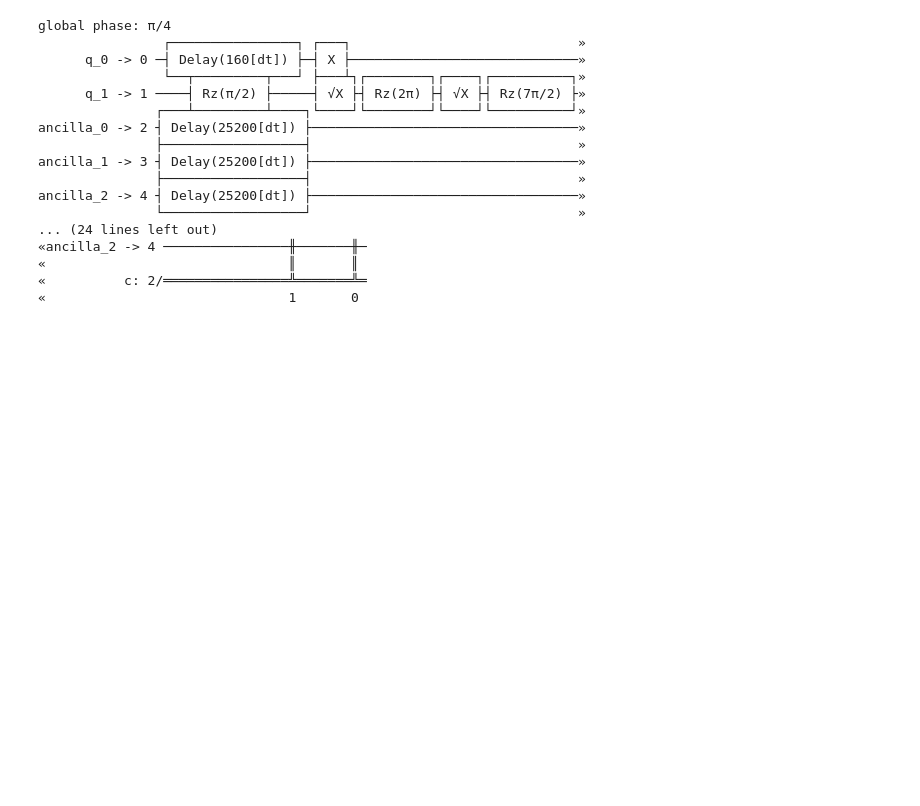
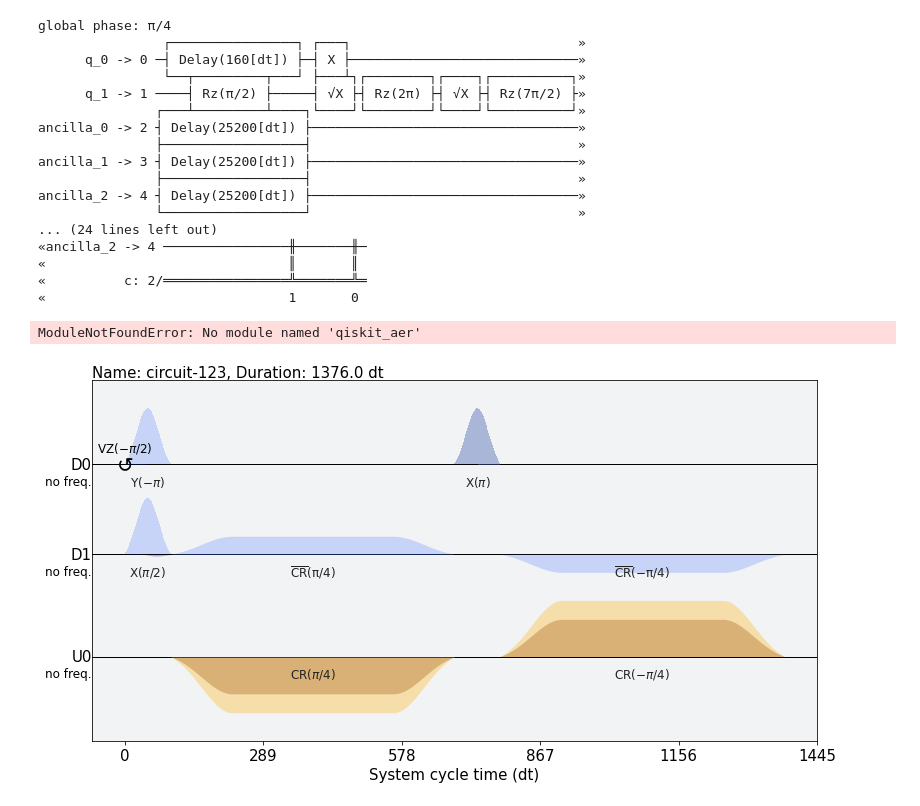
Before and after one commit to KristianWold/experimental-quantum-spectrum, a Jupyter notebook: notebooks/nisq_spectrum/experiments/Pulse Scheduling.ipynb, the cells around one changed output. Cells and saved outputs as stored; diff of their text form; code cells hidden in the pictures; blank space fills up the shorter version.

```diff
--- a/notebooks/nisq_spectrum/experiments/Pulse Scheduling.ipynb
+++ b/notebooks/nisq_spectrum/experiments/Pulse Scheduling.ipynb
@@ -119,3 +117,20 @@ result = job.result()
 counts = result.get_counts()
 # %%
 print(counts)
+# %%
+from qiskit import transpile, schedule as build_schedule
+from qiskit.providers.fake_provider import FakeHanoi
+from qiskit_aer import PulseSimulator
+
+backend = PulseSimulator()
+# %% [output]
+ModuleNotFoundError: No module named 'qiskit_aer'
+# %%
+qc = qk.QuantumCircuit(2)
+qc.cx(0, 1)
+qc = qk.transpile(qc, backend=backend)
+# %%
+pulse_schedule = build_schedule(qc, backend)
+pulse_schedule.draw()
+# %% [output]
+[figure, added]
```
Also changed, not shown: parts of 1 cell of this notebook, 28 other files.
